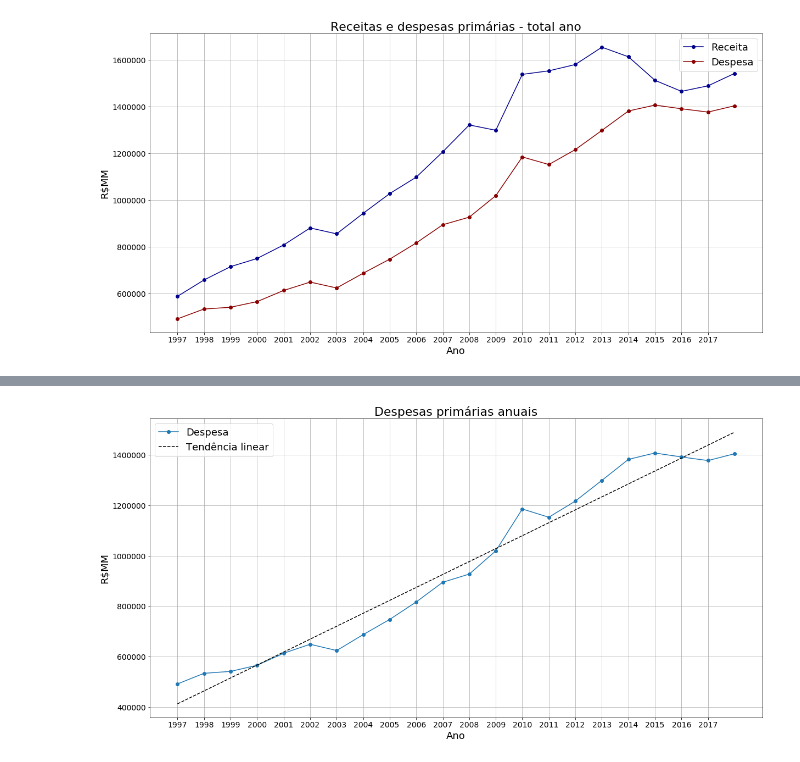
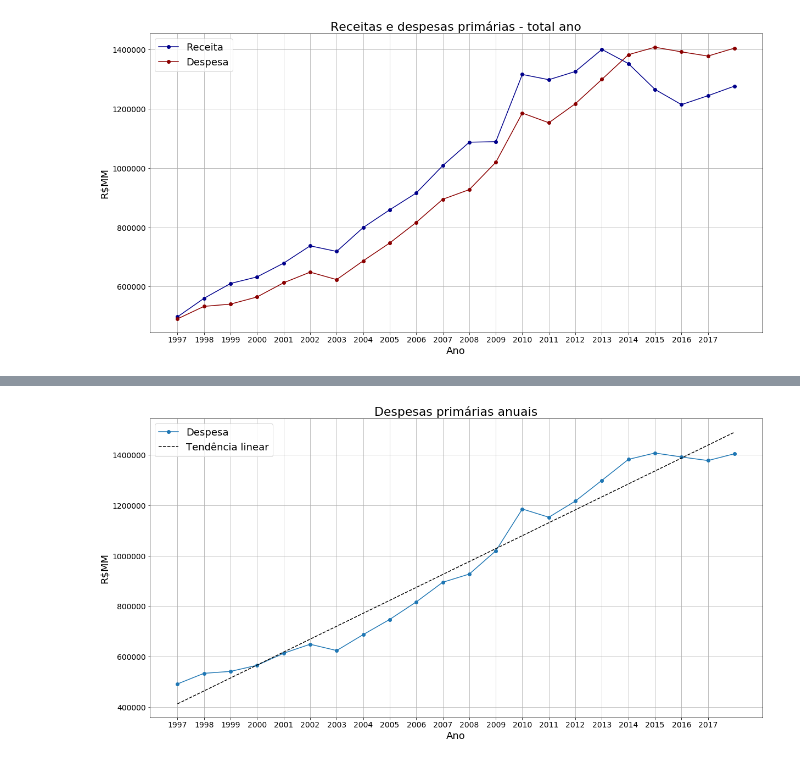
Before and after one commit to paulohubert/resultado_primario, a Jupyter notebook: analise_resultado_primario.ipynb, the cells around one changed output, grey strips where cells are left out. Saved outputs shown, nothing was run; the diff lists cells and outputs as text; code cells hidden in the pictures.

```diff
--- a/analise_resultado_primario.ipynb
+++ b/analise_resultado_primario.ipynb
@@ -6,7 +6,10 @@ import numpy as np
 from pandas.plotting import register_matplotlib_converters
 register_matplotlib_converters()
 # %%
-# Lendo os dados mensais
+# Lendo os dados mensais de despesas e receitas
 dados = pd.read_csv('resultado_primario.csv', decimal = ',', parse_dates = ['Mes'], date_parser = lambda s : [pd.datetime.strptime(x, '%m/%y') for x in s])
+
+# PIB
+dfpib = pd.read_csv('PIB.csv', sep = ';', decimal = ',', parse_dates = ['data'], date_parser = lambda s: [pd.datetime.strptime(x, '%d/%m/%y') for x in s])
 # %%
 # Meses de déficit no período
@@ -46,20 +65,25 @@ plt.grid(True)
 # %%
 # Agrupando por ano
 dados_ano = dados.groupby(dados.Mes.dt.year).sum().reset_index()
 dados_ano = dados_ano[dados_ano.Mes < 2019]
 dados_ano.rename({'Mes' : 'Ano'}, inplace = True, axis = 1)
 
+# Acumulando PIB por ano
+dfpib_ano = dfpib.groupby(dfpib.data.dt.year).sum().reset_index()
+dfpib_ano = dfpib_ano[dfpib_ano.data < 2019]
+
 fig = plt.figure(figsize = (20, 10))
 
-plt.plot(dados_ano.Ano, dados_ano.Receita, 'o-', label = 'Receita', color = 'darkblue')
+plt.plot(dados_ano.Ano, dados_ano.recliq, 'o-', label = 'Receita', color = 'darkblue')
 plt.plot(dados_ano.Ano, dados_ano.Despesa, 'o-', label = 'Despesa', color = 'darkred')
+#plt.plot(dfpib_ano.data, dfpib_ano.pib, 'o-', label = 'PIB (dezenas de milhões)', color = 'black')
 plt.legend(fontsize = 18)
 plt.xticks(fontsize = 14)
 plt.yticks(fontsize = 14)
 plt.xlabel('Ano', fontsize = 18)
 plt.ylabel('R$MM', fontsize = 18)
 plt.title('Receitas e despesas primárias - total ano', fontsize = 22)
 plt.xticks(ticks = range(1997,2018))
 plt.grid(True)
 # %% [output]
-[figure, old version]
+[figure, new version]
```
Also changed, not shown: parts of 8 cells of this notebook, 3 other files.
